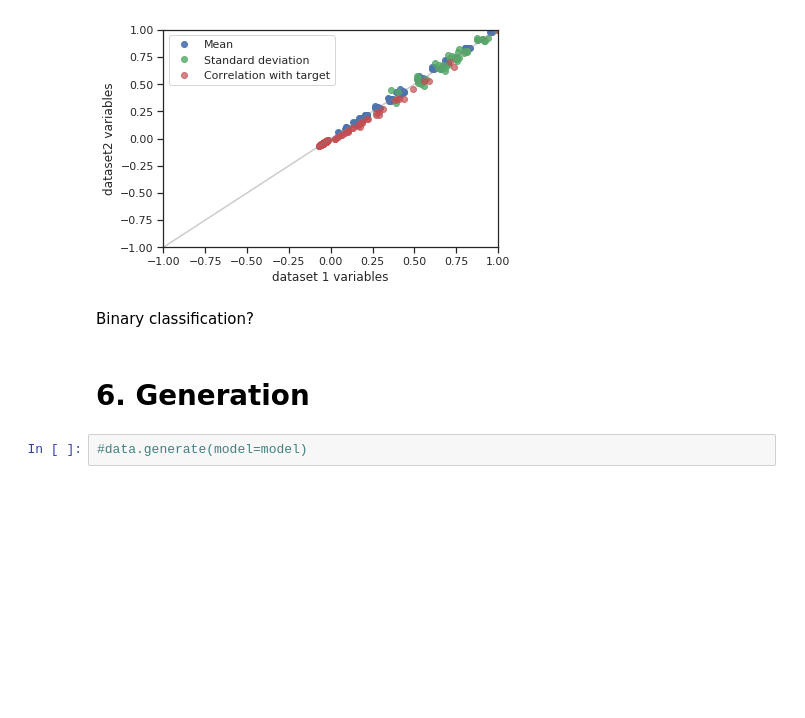
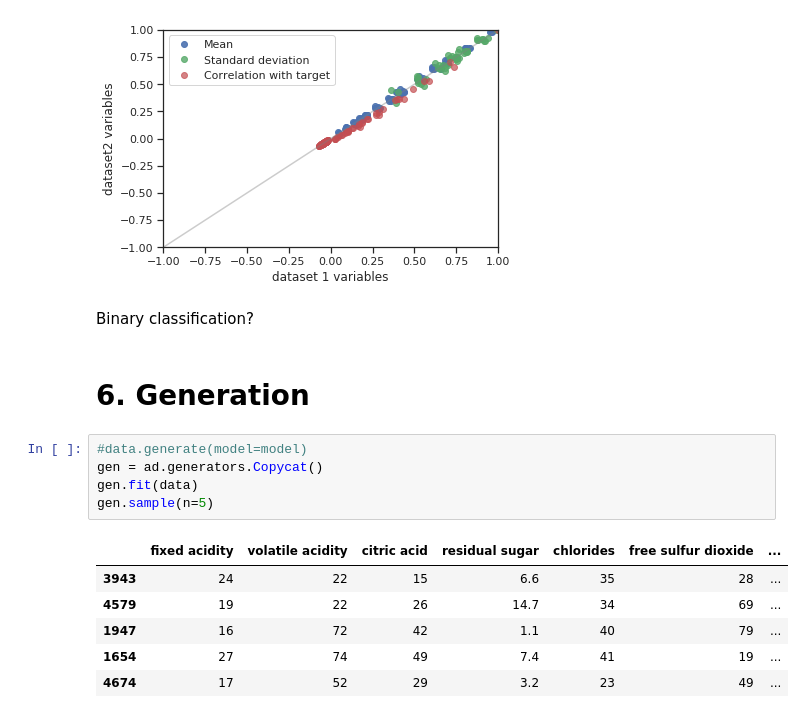
Before and after one commit to Didayolo/autopandas, a Jupyter notebook: AutoPandas_workspace.ipynb, the cells around one changed output. Saved outputs shown, nothing was run; the diff lists cells and outputs as text; blank space fills up the shorter version.

```diff
--- a/AutoData_workspace.ipynb
+++ b/AutoPandas_workspace.ipynb
@@ -175,3 +193,13 @@ Binary classification?
 # 6. Generation
 # %%
 #data.generate(model=model)
+gen = ad.generators.Copycat()
+gen.fit(data)
+gen.sample(n=5)
+# %% [output]
+|  | fixed acidity | volatile acidity | citric acid | residual sugar | chlorides | free sulfur dioxide | ... |
+| 3943 | 24 | 22 | 15 | 6.6 | 35 | 28 | ... |
+| 4579 | 19 | 22 | 26 | 14.7 | 34 | 69 | ... |
+| 1947 | 16 | 72 | 42 | 1.1 | 40 | 79 | ... |
+| 1654 | 27 | 74 | 49 | 7.4 | 41 | 19 | ... |
+| 4674 | 17 | 52 | 29 | 3.2 | 23 | 49 | ... |
```
Also changed, not shown: parts of 12 cells of this notebook, 7 other files.
